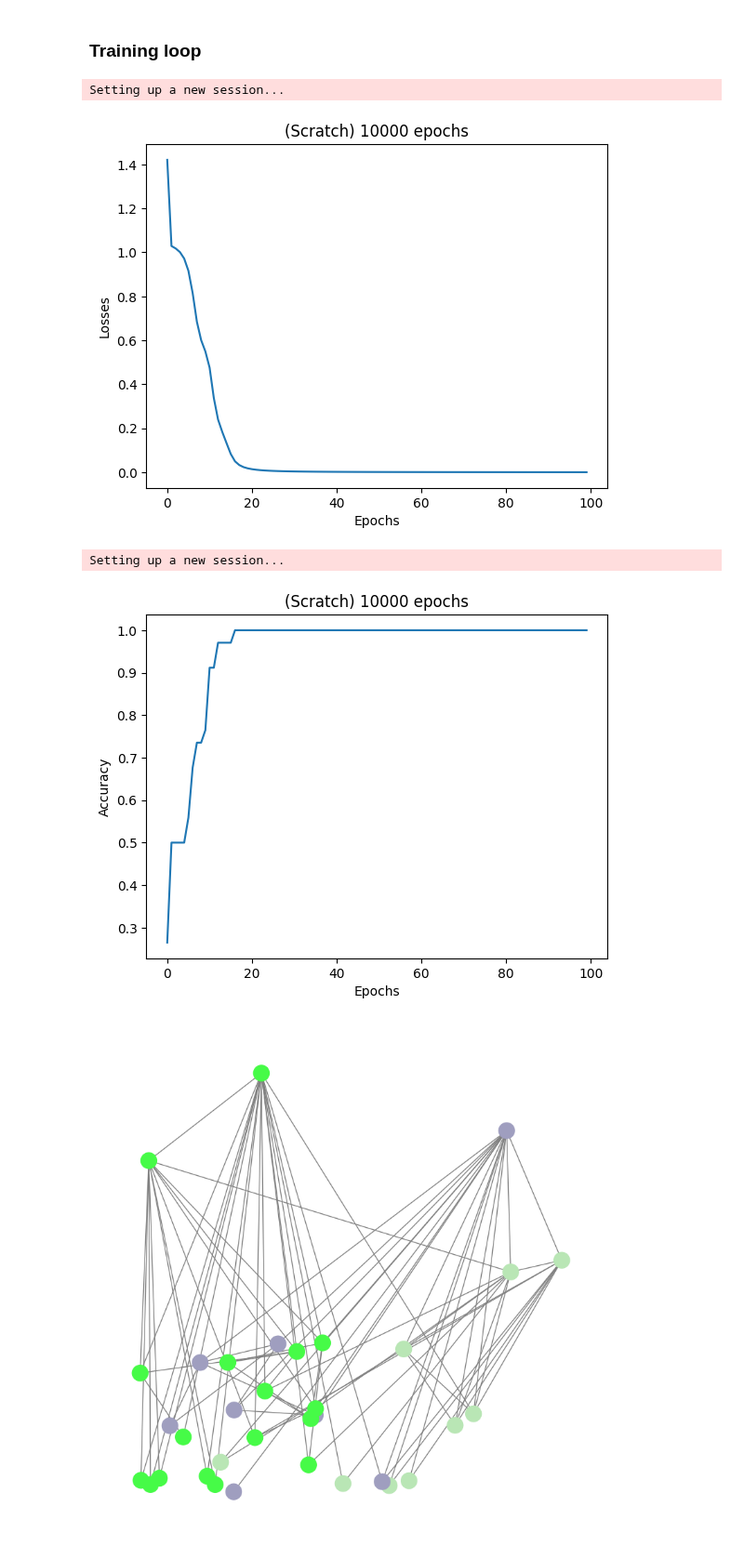
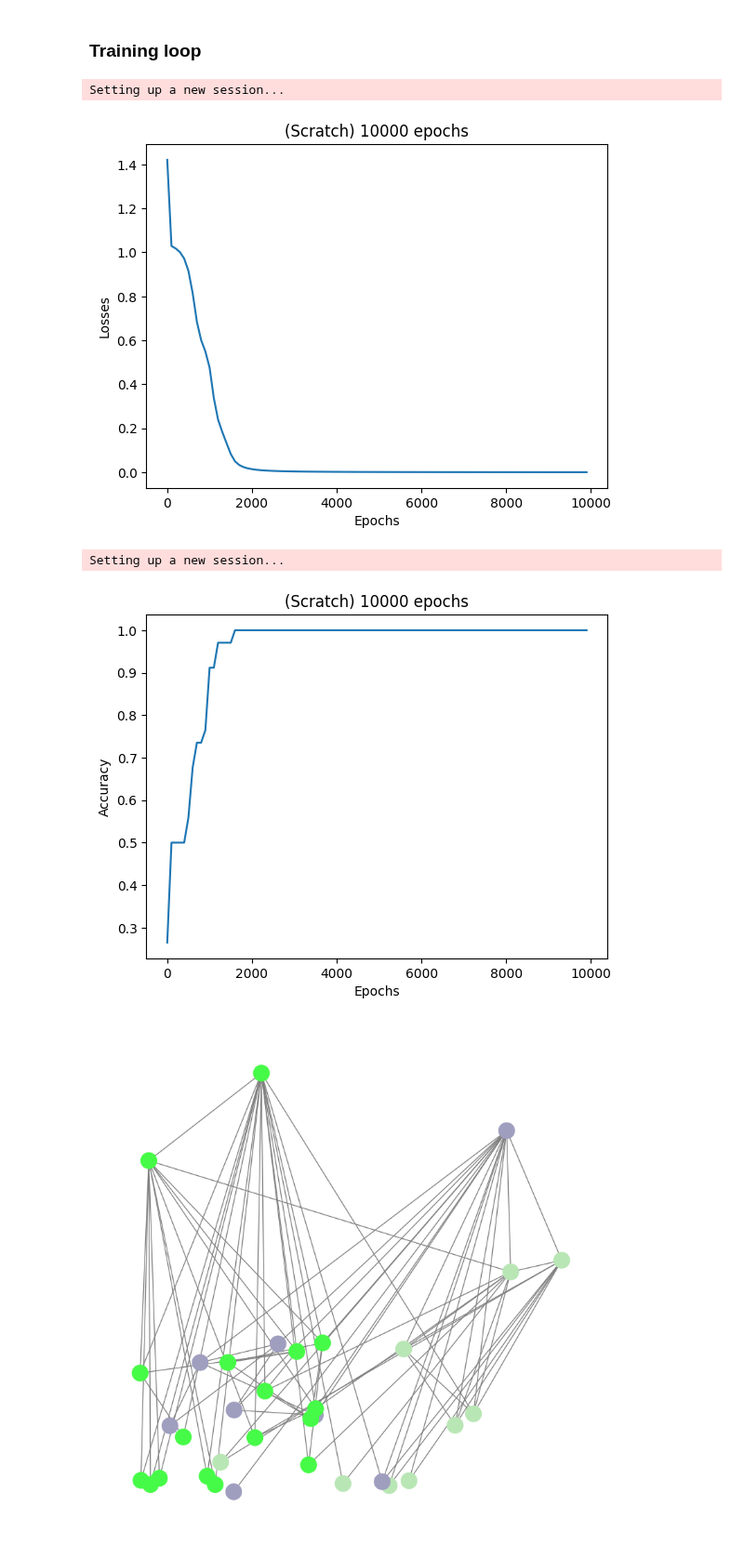
Before and after one commit to ch3njust1n/gcn, a Jupyter notebook: notebook.ipynb, the cells around one changed output. Shown at 93% size. Drawn from its saved outputs; the diff is of its cells as text; code cells hidden in the pictures.

Commit message:
fix log interval for plots

```diff
--- a/notebook.ipynb
+++ b/notebook.ipynb
@@ -24,16 +24,17 @@ epochs = 10000
 lr = 0.001
 hidden_dim = 16
 hidden_dim2 = 2 # change to 20 to increase performance
+log_interval = 100
 np.random.seed(seed)
 # %% [markdown]
 ### Visualizations
 # %%
-def plot_in_visdom(data, title='', xlabel='', ylabel=''):
+def plot_in_visdom(data, log_interval=1, title='', xlabel='', ylabel=''):
     vis = visdom.Visdom()
     plt.title(title)
     plt.xlabel(xlabel)
     plt.ylabel(ylabel)
-    plt.plot(data)
+    plt.plot([i*log_interval for i in range(len(data))], data)
     vis.matplot(plt)
 
     vis.close()
@@ -882,7 +883,7 @@ def train(model, loss, loss_, epochs, features, labels, test_graph, opt):
         opt.step()
         opt.zero_gradients()
 
-        if e % 100 == 0:
+        if e % log_interval == 0:
             # use train_graph for debugging
             acc = np.sum(np.argmax(model(features), axis=0) == np.argmax(labels, axis=0)) / num_nodes
             losses.append(loss_val)
@@ -902,15 +903,15 @@ opt = GradientDescent(model.parameters, lr)
 indices = [i for i in range(num_nodes)]
 losses, accuracy, encoding = train(model, cross_ent, cross_ent_, epochs, indices, labels, test_graph, opt)
 # %%
-plot_in_visdom(losses, title=f'(Scratch) {epochs} epochs', xlabel='Epochs', ylabel='Losses')
+plot_in_visdom(losses, log_interval=log_interval, title=f'(Scratch) {epochs} epochs', xlabel='Epochs', ylabel='Losses')
 # %% [output]
 Setting up a new session...
-[figure, old version]
+[figure, new version]
 # %%
-plot_in_visdom(accuracy, title=f'(Scratch) {epochs} epochs', xlabel='Epochs', ylabel='Accuracy')
+plot_in_visdom(accuracy, log_interval=log_interval, title=f'(Scratch) {epochs} epochs', xlabel='Epochs', ylabel='Accuracy')
 # %% [output]
 Setting up a new session...
-[figure, old version]
+[figure, new version]
 # %%
 for epoch, rep in encoding.items():
     draw_encoding(G, rep, node_color, name=f'epoch {epoch}')
```
